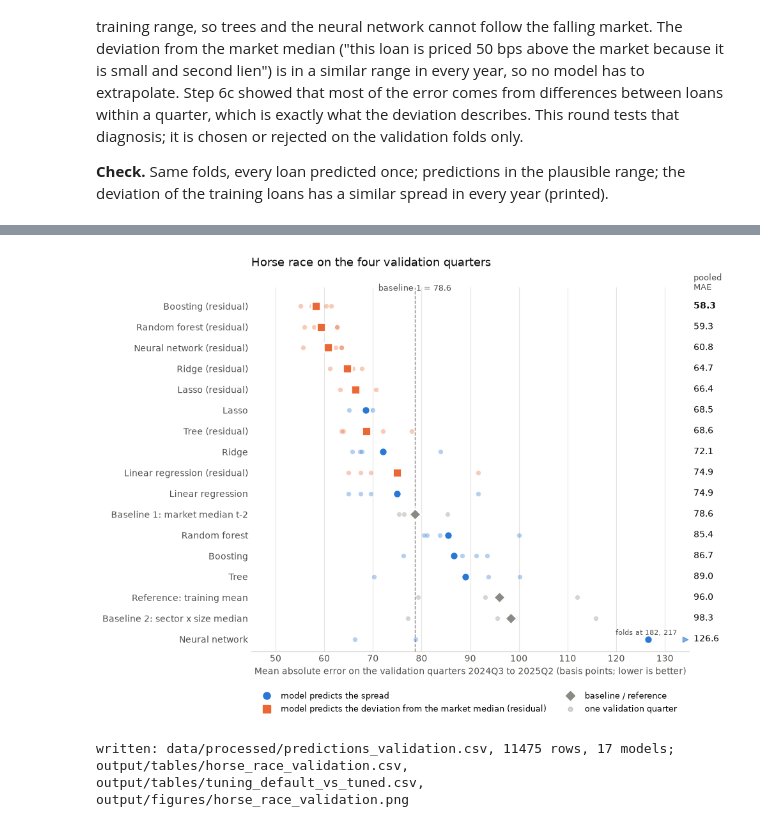
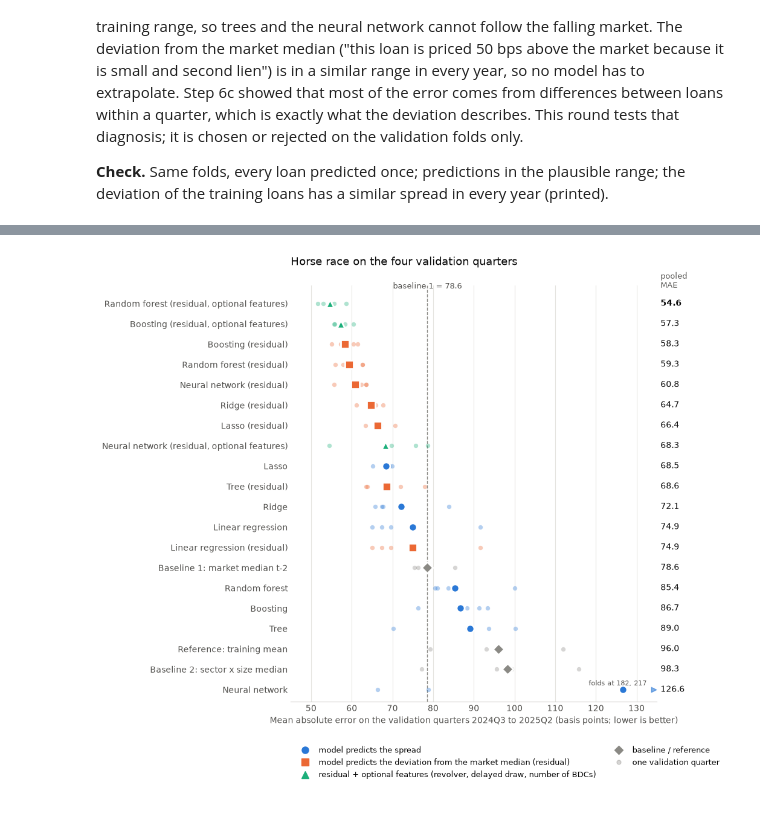
Before and after one commit to NeilErtl/DSF_Project, a Jupyter notebook: code/02_estimate.ipynb, the cells around one changed output, grey strips where cells are left out. Saved outputs shown, nothing was run; the diff lists cells and outputs as text; code cells hidden in the pictures.

Commit message:
Add residual-target check (6f), optional features (7), complete race figure (7b); complete documentation chain
Co-Authored-By: Claude Opus 5.5 <noreply@anthropic.com>

```diff
--- a/code/02_estimate.ipynb
+++ b/code/02_estimate.ipynb
@@ -672,9 +815,11 @@ Linear regression                 675.0     74.9               0.418
 # the pooled MAE (the choice criterion). Colour and marker shape both encode the round, so colour is never needed alone.
 BLUE, ORANGE, GREY, INK, MUTED = "#2a78d6", "#eb6834", "#8a8984", "#0b0b0b", "#52514e"
 X_MAX = 135                                   # fold MAEs beyond this are drawn at the edge and labelled
-style = lambda n: ((GREY, "D") if ("aseline" in n or "Reference" in n) else ((ORANGE, "s") if "residual" in n else (BLUE, "o")))
+GREEN = "#1baf7a"
+style = lambda n: ((GREY, "D") if ("aseline" in n or "Reference" in n) else
+                   ((GREEN, "^") if "optional" in n else ((ORANGE, "s") if "residual" in n else (BLUE, "o"))))
 order = race.index[::-1]                       # best model on top
-fig, ax = plt.subplots(figsize=(10, 7.5))
+fig, ax = plt.subplots(figsize=(10, 9))
 for i, name in enumerate(order):
     colour, marker = style(name)
     folds_mae = by_fold.loc[name].to_numpy()
@@ -689,37 +834,34 @@ for i, name in enumerate(order):
     ax.text(1.01, i, f"{mae:.1f}", transform=ax.get_yaxis_transform(), ha="left", va="center", fontsize=10,
             color=INK, fontweight="bold" if i == len(order) - 1 else "normal")
 b1 = race.loc["Baseline 1: market median t-2", "mae_bps"]
 ax.axvline(b1, color=GREY, ls="--", lw=1, zorder=1)
 ax.text(b1, len(order) - 0.35, f"baseline 1 = {b1:.1f}", ha="center", va="bottom", fontsize=9, color=MUTED)
 ax.text(1.01, len(order) - 0.35, "pooled\nMAE", transform=ax.get_yaxis_transform(), ha="left", va="bottom",
         fontsize=9, color=MUTED)
 ax.set_yticks(range(len(order)))
 ax.set_yticklabels(order, fontsize=10, color=INK)
 ax.set_ylim(-0.6, len(order) - 0.1)
 ax.set_xlim(45, X_MAX)
 ax.set_xlabel("Mean absolute error on the validation quarters 2024Q3 to 2025Q2 (basis points; lower is better)",
               fontsize=10, color=MUTED)
 ax.grid(axis="x", color="#e5e4e0", lw=0.8, zorder=0)
 ax.tick_params(colors=MUTED, length=0)
 for side in ["top", "right", "left"]:
     ax.spines[side].set_visible(False)
 ax.spines["bottom"].set_color("#c9c8c3")
 from matplotlib.lines import Line2D
 handles = [Line2D([], [], marker="o", ls="", color=BLUE, markersize=8, label="model predicts the spread"),
            Line2D([], [], marker="s", ls="", color=ORANGE, markersize=8,
                   label="model predicts the deviation from the market median (residual)"),
+           Line2D([], [], marker="^", ls="", color=GREEN, markersize=8,
+                  label="residual + optional features (revolver, delayed draw, number of BDCs)"),
            Line2D([], [], marker="D", ls="", color=GREY, markersize=7, label="baseline / reference"),
            Line2D([], [], marker="o", ls="", color=GREY, alpha=0.35, markersize=5, label="one validation quarter")]
 ax.legend(handles=handles, loc="upper left", bbox_to_anchor=(0, -0.09), ncol=2, frameon=False, fontsize=9)
 ax.set_title("Horse race on the four validation quarters", loc="left", fontsize=13, color=INK, pad=24)
 fig.tight_layout()
+assert len(order) == val["model"].nunique()
 fig.savefig(FIG / "horse_race_validation.png", dpi=200, bbox_inches="tight")
 plt.show()
-
-val.to_csv(PROC / "predictions_validation.csv", index=False)
-print("written: data/processed/predictions_validation.csv,", len(val), "rows,", val["model"].nunique(), "models;",
-      "output/tables/horse_race_validation.csv, output/tables/tuning_default_vs_tuned.csv,",
-      "output/figures/horse_race_validation.png")
 # %% [output]
-[figure, old version]
+[figure, new version]
-written: data/processed/predictions_validation.csv, 11475 rows, 17 models; output/tables/horse_race_validation.csv, output/tables/tuning_default_vs_tuned.csv, output/figures/horse_race_validation.png
```
Also changed, not shown: parts of 12 cells of this notebook, 11 other files.
